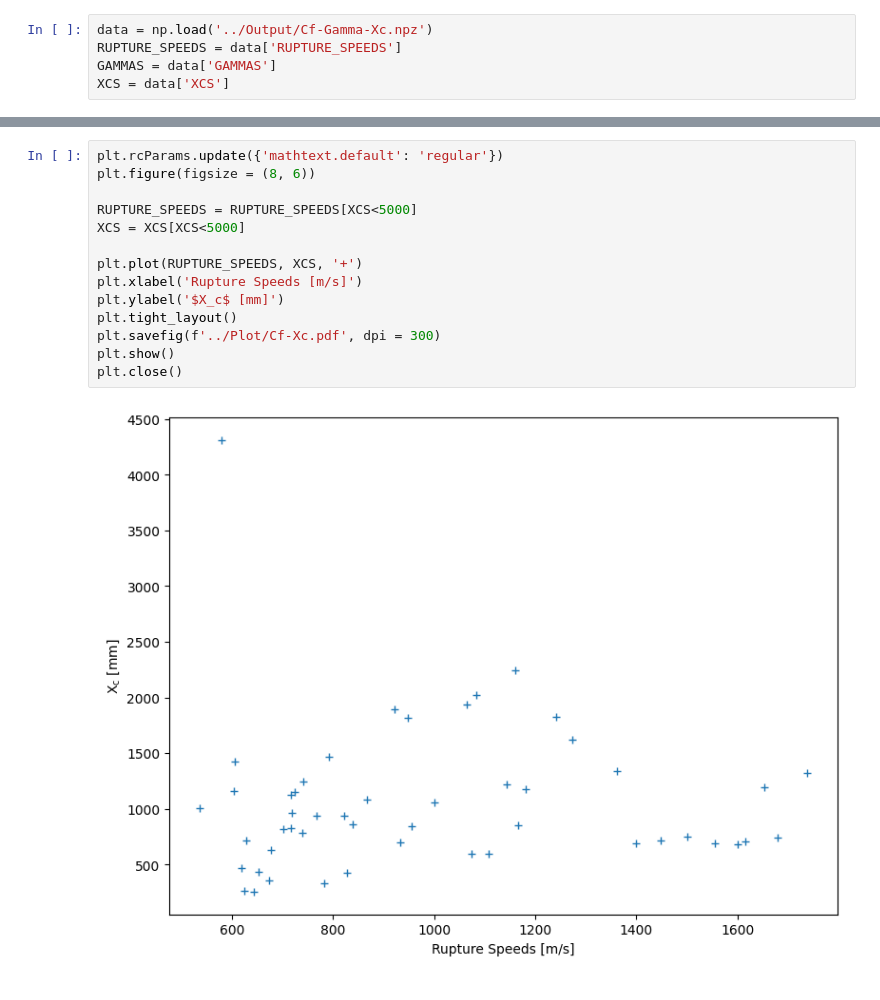
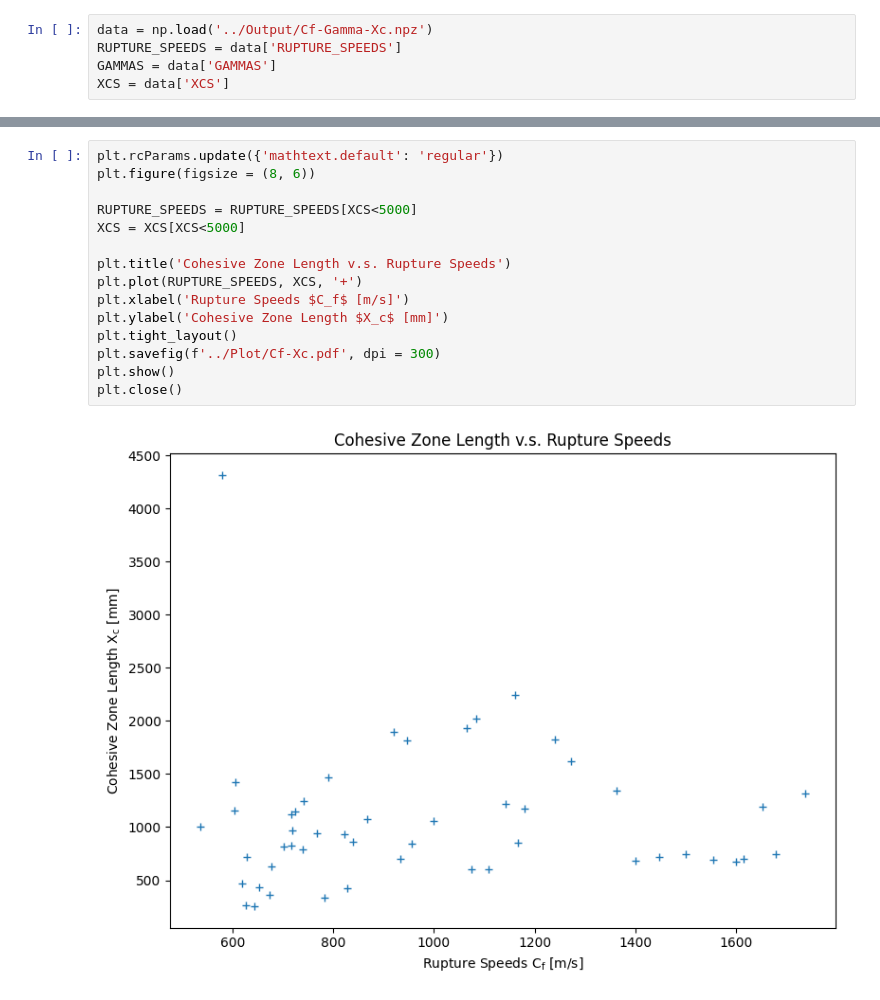
Before and after one commit to Gauss963/PSU-Dynamic-Strain, a Jupyter notebook: Code/EnergyAnalysis.ipynb, the cells around one changed output, grey strips where cells are left out. Cells and saved outputs as stored; diff of their text form.

```diff
--- a/Code/EnergyAnalysis.ipynb
+++ b/Code/EnergyAnalysis.ipynb
@@ -83,16 +84,17 @@ plt.close()
 # %%
 plt.rcParams.update({'mathtext.default': 'regular'})
 plt.figure(figsize = (8, 6))
 
 RUPTURE_SPEEDS = RUPTURE_SPEEDS[XCS<5000]
 XCS = XCS[XCS<5000]
 
+plt.title('Cohesive Zone Length v.s. Rupture Speeds')
 plt.plot(RUPTURE_SPEEDS, XCS, '+')
-plt.xlabel('Rupture Speeds [m/s]')
-plt.ylabel('$X_c$ [mm]')
+plt.xlabel('Rupture Speeds $C_f$ [m/s]')
+plt.ylabel('Cohesive Zone Length $X_c$ [mm]')
 plt.tight_layout()
 plt.savefig(f'../Plot/Cf-Xc.pdf', dpi = 300)
 plt.show()
 plt.close()
 # %% [output]
-[figure, old version]
+[figure, new version]
```
Also changed, not shown: parts of 2 cells of this notebook, 2 other files.
